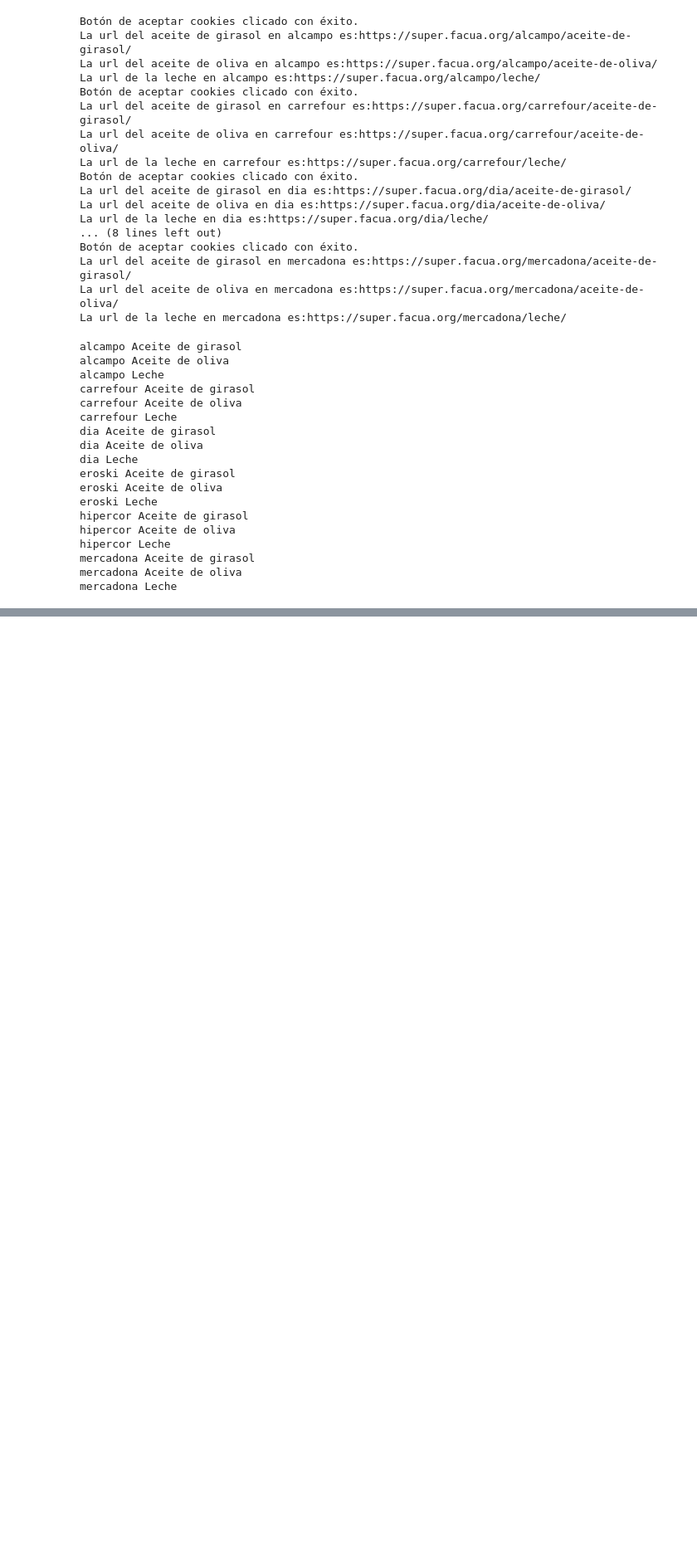
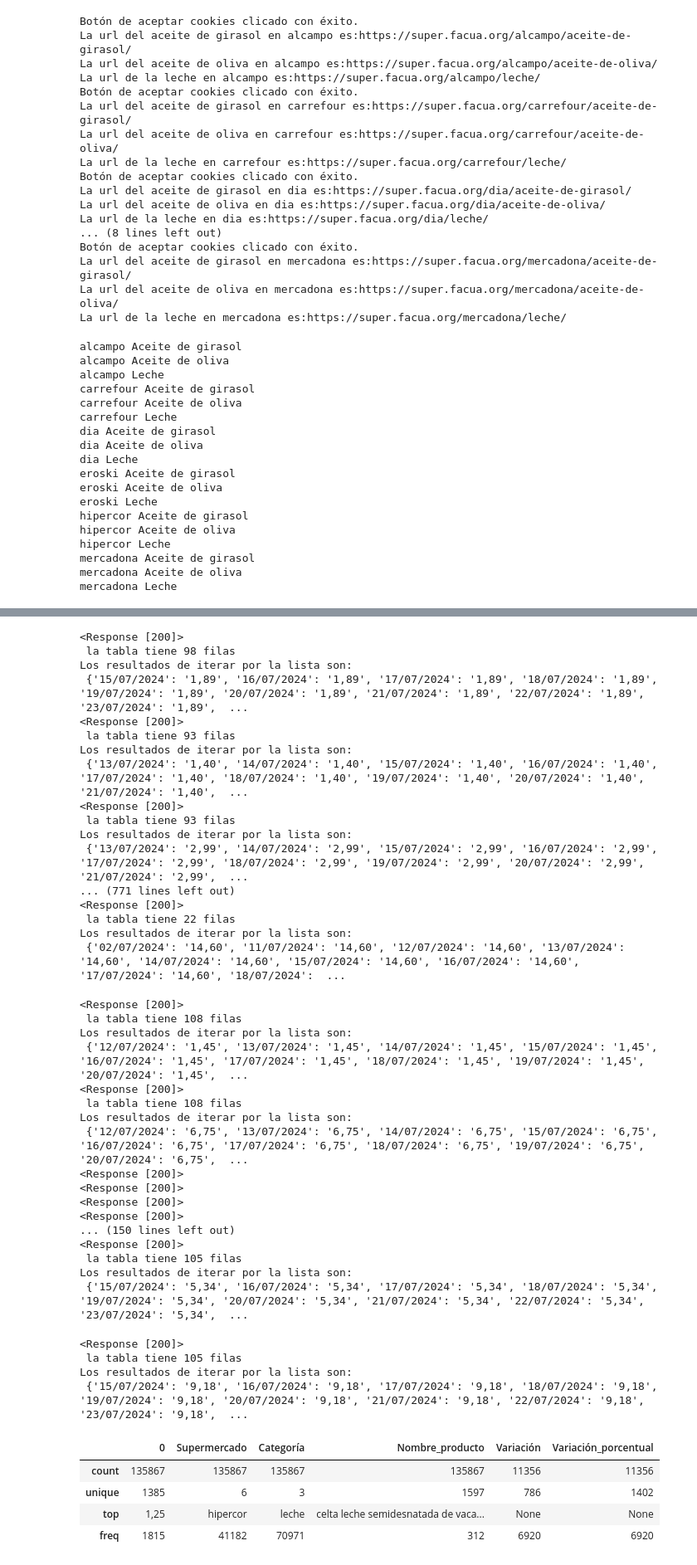
Before and after one commit to fdzvictor/Proyecto_4_An-lisis-supermercados, a Jupyter notebook: Datos_super.ipynb, the cells around one changed output, grey strips where cells are left out. Shown at 83% size. Saved outputs shown, nothing was run; the diff lists cells and outputs as text; code cells hidden in the pictures; blank space fills up the shorter version.

```diff
--- a/Datos_super.ipynb
+++ b/Datos_super.ipynb
@@ -286,13 +298,14 @@ Los resultados de iterar por la lista son:
 # %%
-#Una vez construido el dataframe añadimos el supermercado y categoría
-#Accedemos a los links. Esto devuelve una lista de links:
+#Una vez construido el dataframe, iteramos sobre todos los elementos
 
-# for categoria in diccionario_supers.values():
-#     for lista_link in categoria.values():
-#         print(lista_link)
 
-for categoria in diccionario_supers.values():
+df_grande = pd.DataFrame()
+
+for categoria in tqdm(diccionario_supers.values()):
      for lista_link in categoria.values():
-         for url in lista_link:
-              soporte.sacar_histórico(url)
+        for url in lista_link:
+            df_item = sacar_historico(url)
+            df_grande = pd.concat([df_grande,df_item])
+
+df_grande.describe()
 # %% [output]
@@ -299,0 +380,43 @@ SyntaxError: incomplete input (1803001814.py, line 11)
+<Response [200]>
+ la tabla tiene 98 filas
+Los resultados de iterar por la lista son:
+ {'15/07/2024': '1,89', '16/07/2024': '1,89', '17/07/2024': '1,89', '18/07/2024': '1,89', '19/07/2024': '1,89', '20/07/2024': '1,89', '21/07/2024': '1,89', '22/07/2024': '1,89', '23/07/2024': '1,89',  ...
+<Response [200]>
+ la tabla tiene 93 filas
+Los resultados de iterar por la lista son:
+ {'13/07/2024': '1,40', '14/07/2024': '1,40', '15/07/2024': '1,40', '16/07/2024': '1,40', '17/07/2024': '1,40', '18/07/2024': '1,40', '19/07/2024': '1,40', '20/07/2024': '1,40', '21/07/2024': '1,40',  ...
+<Response [200]>
+ la tabla tiene 93 filas
+Los resultados de iterar por la lista son:
+ {'13/07/2024': '2,99', '14/07/2024': '2,99', '15/07/2024': '2,99', '16/07/2024': '2,99', '17/07/2024': '2,99', '18/07/2024': '2,99', '19/07/2024': '2,99', '20/07/2024': '2,99', '21/07/2024': '2,99',  ...
+... (771 lines left out)
+<Response [200]>
+ la tabla tiene 22 filas
+Los resultados de iterar por la lista son:
+ {'02/07/2024': '14,60', '11/07/2024': '14,60', '12/07/2024': '14,60', '13/07/2024': '14,60', '14/07/2024': '14,60', '15/07/2024': '14,60', '16/07/2024': '14,60', '17/07/2024': '14,60', '18/07/2024':  ...
+<Response [200]>
+ la tabla tiene 108 filas
+Los resultados de iterar por la lista son:
+ {'12/07/2024': '1,45', '13/07/2024': '1,45', '14/07/2024': '1,45', '15/07/2024': '1,45', '16/07/2024': '1,45', '17/07/2024': '1,45', '18/07/2024': '1,45', '19/07/2024': '1,45', '20/07/2024': '1,45',  ...
+<Response [200]>
+ la tabla tiene 108 filas
+Los resultados de iterar por la lista son:
+ {'12/07/2024': '6,75', '13/07/2024': '6,75', '14/07/2024': '6,75', '15/07/2024': '6,75', '16/07/2024': '6,75', '17/07/2024': '6,75', '18/07/2024': '6,75', '19/07/2024': '6,75', '20/07/2024': '6,75',  ...
+<Response [200]>
+<Response [200]>
+<Response [200]>
+<Response [200]>
+... (150 lines left out)
+<Response [200]>
+ la tabla tiene 105 filas
+Los resultados de iterar por la lista son:
+ {'15/07/2024': '5,34', '16/07/2024': '5,34', '17/07/2024': '5,34', '18/07/2024': '5,34', '19/07/2024': '5,34', '20/07/2024': '5,34', '21/07/2024': '5,34', '22/07/2024': '5,34', '23/07/2024': '5,34',  ...
+<Response [200]>
+ la tabla tiene 105 filas
+Los resultados de iterar por la lista son:
+ {'15/07/2024': '9,18', '16/07/2024': '9,18', '17/07/2024': '9,18', '18/07/2024': '9,18', '19/07/2024': '9,18', '20/07/2024': '9,18', '21/07/2024': '9,18', '22/07/2024': '9,18', '23/07/2024': '9,18',  ...
+|  | 0 | Supermercado | Categoría | Nombre_producto | Variación | Variación_porcentual |
+| count | 135867 | 135867 | 135867 | 135867 | 11356 | 11356 |
+| unique | 1385 | 6 | 3 | 1597 | 786 | 1402 |
+| top | 1,25 | hipercor | leche | celta leche semidesnatada de vaca... | None | None |
+| freq | 1815 | 41182 | 70971 | 312 | 6920 | 6920 |
```
Also changed, not shown: parts of 9 cells of this notebook, 2 other files.
